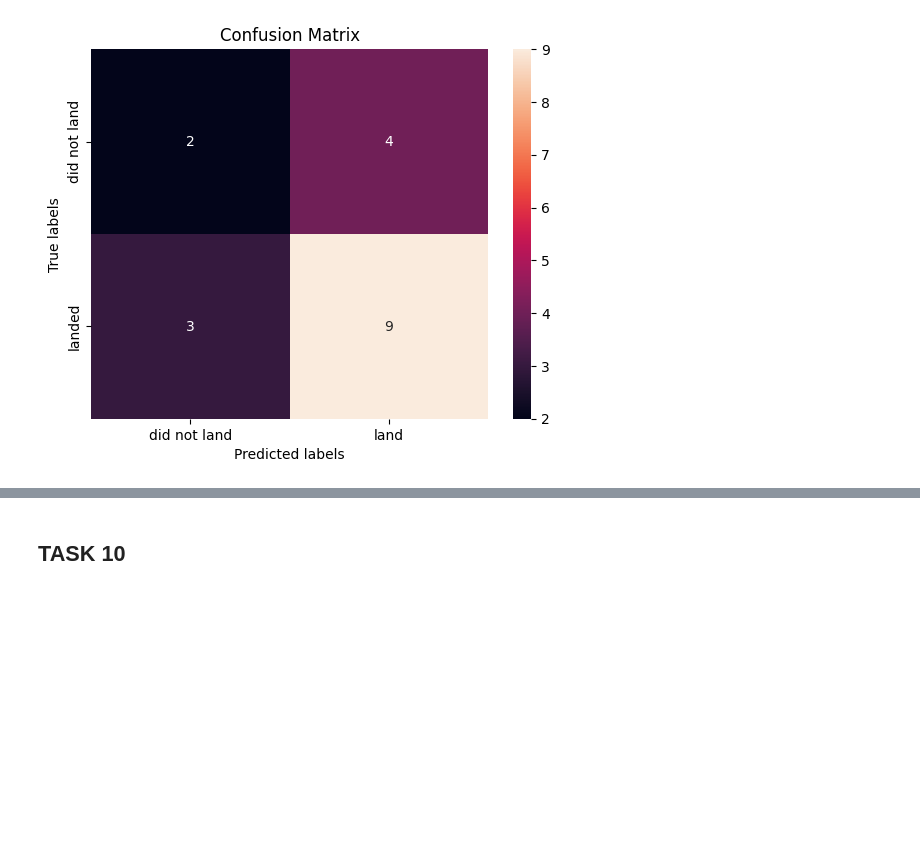
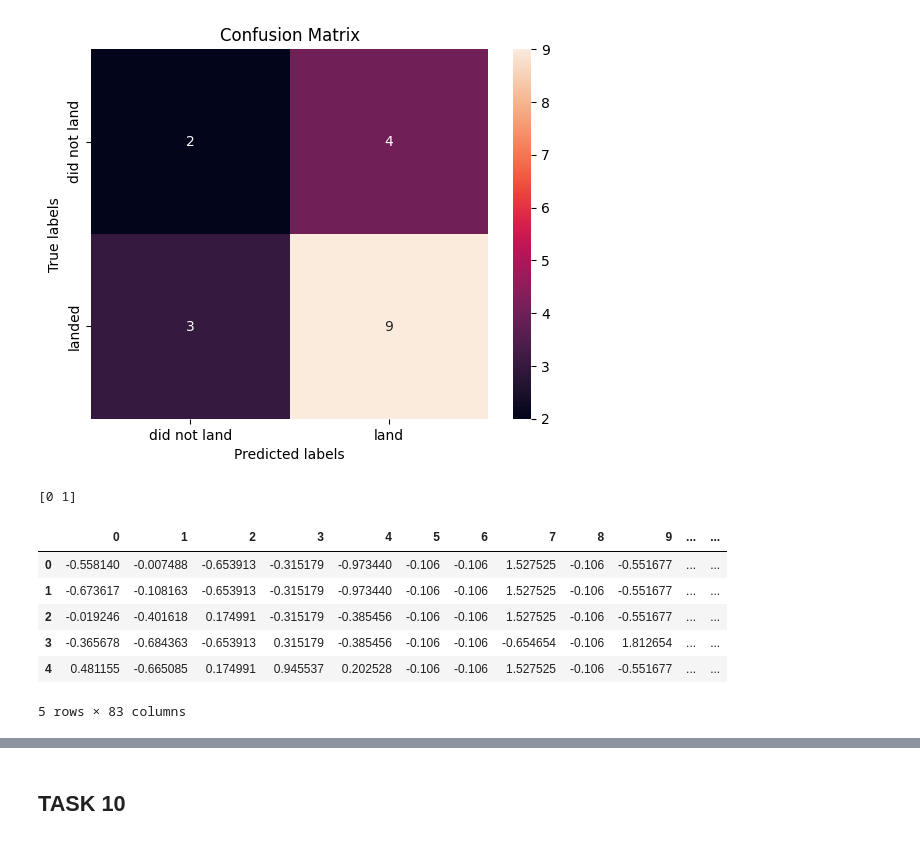
Before and after one commit to angel2cabrera/Data-Science-Capstone, a Jupyter notebook: SpaceX_Machine Learning Prediction_Part_5.ipynb, the cells around one changed output, grey strips where cells are left out. Drawn from its saved outputs; the diff is of its cells as text; code cells hidden in the pictures; blank space fills up the shorter version.

```diff
--- a/SpaceX_Machine Learning Prediction_Part_5.ipynb
+++ b/SpaceX_Machine Learning Prediction_Part_5.ipynb
@@ -342,3 +342,23 @@ yhat = tree_cv.predict(X_test)
 plot_confusion_matrix(Y_test,yhat)
 # %% [output]
 [figure]
+# %%
+# Si Y_train es un arreglo de NumPy, conviértelo a un DataFrame de pandas
+Y_train_unique = pd.Series(Y_train).unique()
+
+# Imprimir los valores únicos
+print(Y_train_unique)
+# %% [output]
+[0 1]
+# %%
+import pandas as pd
+X_train_df = pd.DataFrame(X_train)
+X_train_df.head()
+# %% [output]
+|  | 0 | 1 | 2 | 3 | 4 | 5 | 6 | 7 | 8 | 9 | ... | ... |
+| 0 | -0.558140 | -0.007488 | -0.653913 | -0.315179 | -0.973440 | -0.106 | -0.106 | 1.527525 | -0.106 | -0.551677 | ... | ... |
+| 1 | -0.673617 | -0.108163 | -0.653913 | -0.315179 | -0.973440 | -0.106 | -0.106 | 1.527525 | -0.106 | -0.551677 | ... | ... |
+| 2 | -0.019246 | -0.401618 | 0.174991 | -0.315179 | -0.385456 | -0.106 | -0.106 | 1.527525 | -0.106 | -0.551677 | ... | ... |
+| 3 | -0.365678 | -0.684363 | -0.653913 | 0.315179 | -0.385456 | -0.106 | -0.106 | -0.654654 | -0.106 | 1.812654 | ... | ... |
+| 4 | 0.481155 | -0.665085 | 0.174991 | 0.945537 | 0.202528 | -0.106 | -0.106 | 1.527525 | -0.106 | -0.551677 | ... | ... |
+5 rows × 83 columns
```
Also changed, not shown: parts of 2 cells of this notebook.
